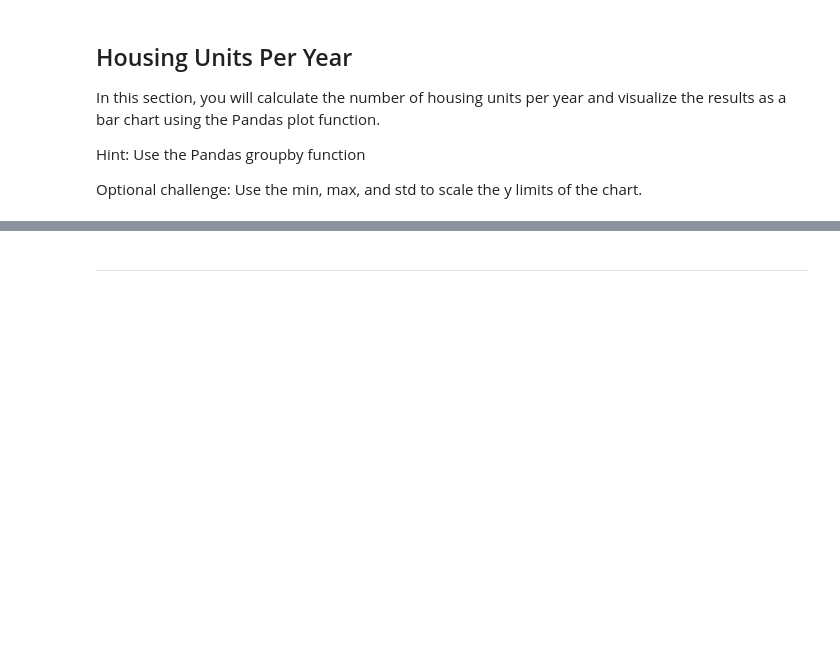
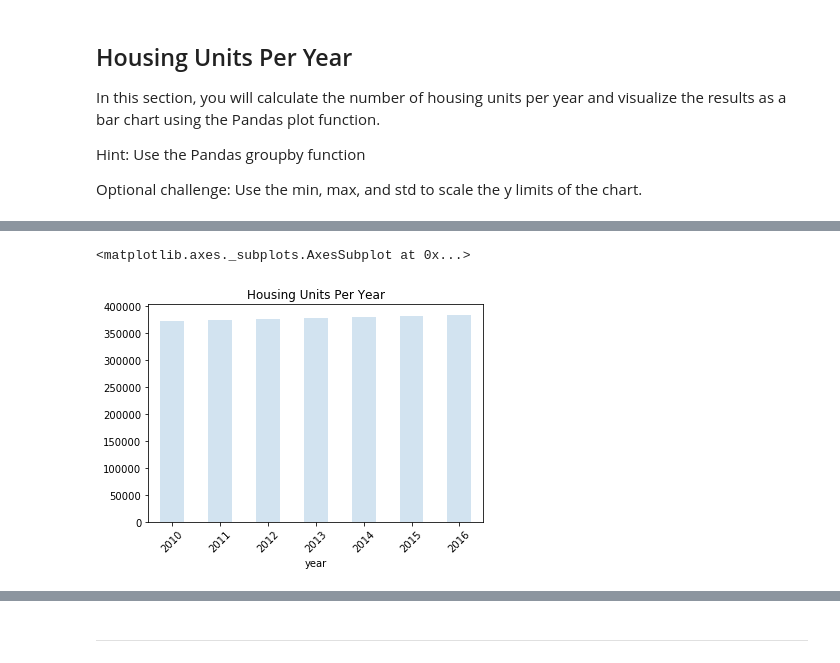
Before and after one commit to kenlindgren93/Homework_Pythonic_Monopoly, a Jupyter notebook: Starter_Code/rental_analysis.ipynb, the cells around one changed output, grey strips where cells are left out. Cells and saved outputs as stored; diff of their text form; code cells hidden in the pictures; blank space fills up the shorter version.

```diff
--- a/Starter_Code/rental_analysis.ipynb
+++ b/Starter_Code/rental_analysis.ipynb
@@ -48,5 +63,9 @@ mean_housing_units.head()
 # %%
-#mean_housing_units.hvplot.bar(rot=45, alpha=0.2, title='Housing Units Per Year')
+# Visualize the results as a bar chart using the Pandas plot
+mean_housing_units.plot.bar(rot=45, alpha=0.2, title='Housing Units Per Year')
+# %% [output]
+<matplotlib.axes._subplots.AxesSubplot at 0x...>
+[figure, added]
 # %%
 # Use the Pandas plot function to plot the average housing units per year.
 # Note: You will need to manually adjust the y limit of the chart using the min and max values from above.
```
Also changed, not shown: parts of 17 cells of this notebook.
